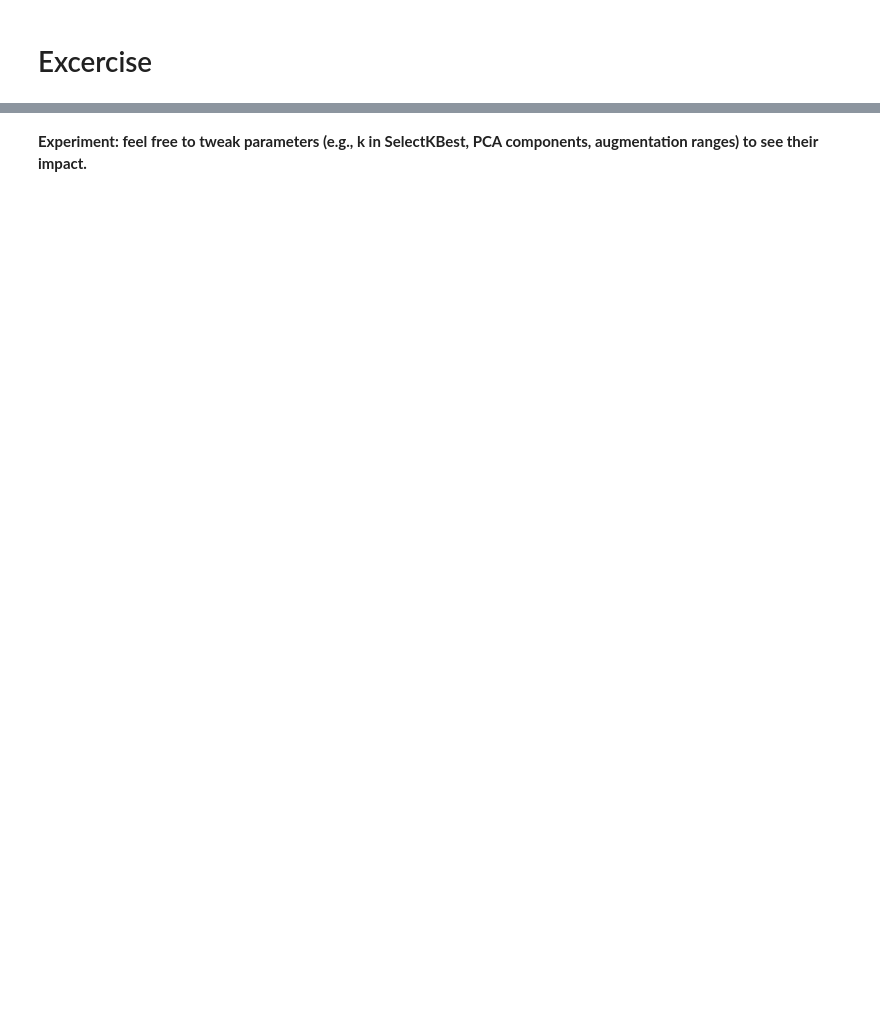
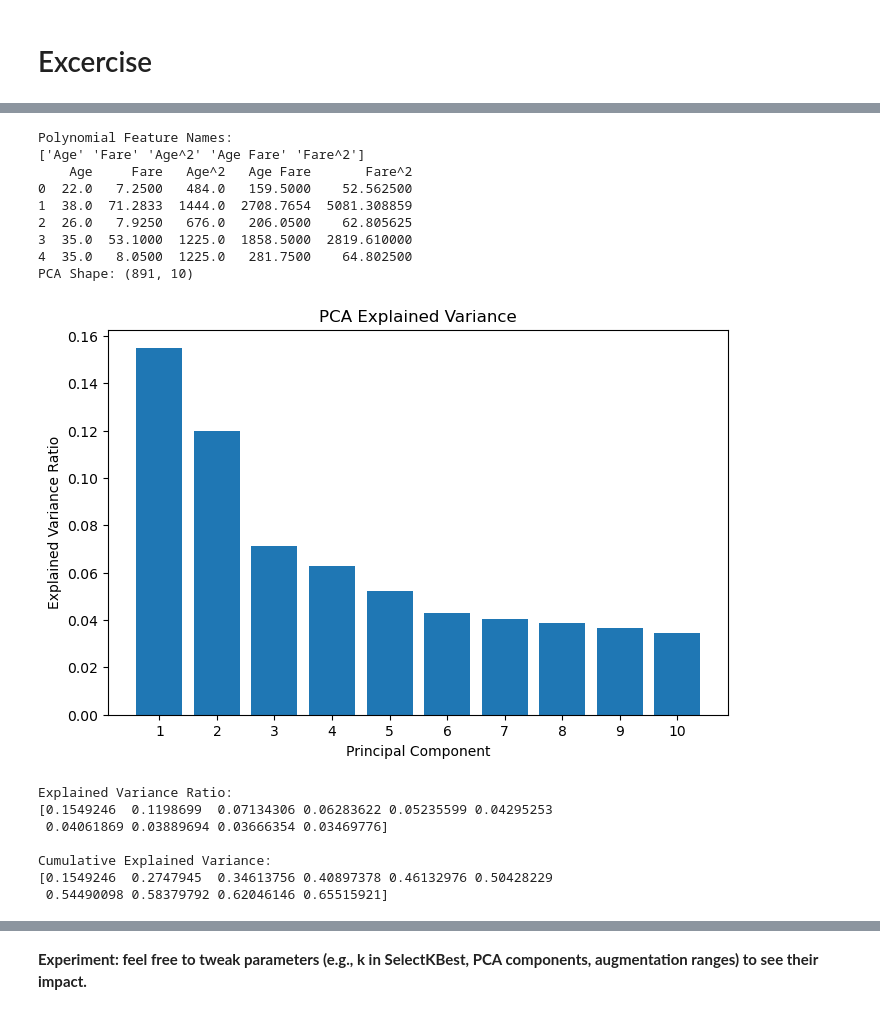
Before and after one commit to SoojalKumar-AI/AI_Bootcamp, a Jupyter notebook: week-03/day-2/Week 3 - Day 2.ipynb, the cells around one changed output, grey strips where cells are left out. Saved outputs shown, nothing was run; the diff lists cells and outputs as text; code cells hidden in the pictures; blank space fills up the shorter version.

```diff
--- a/week-03/day-2/Week 3 - Day 2.ipynb
+++ b/week-03/day-2/Week 3 - Day 2.ipynb
@@ -666,4 +699,11 @@ df = None  # TODO
 # %%
+# 2. Missing Value Imputation
+
 # TODO: Fill missing 'Age' with its median
+df['Age'] = df['Age'].fillna(df['Age'].median())
 # TODO: Fill missing 'Embarked' with its mode
+df['Embarked'] = df['Embarked'].fillna(df['Embarked'].mode()[0])
 # TODO: Replace missing 'Cabin' entries with 'Unknown'
+df['Cabin'] = df['Cabin'].fillna('Unknown')
+# Verify that missing values have been handled
+print(df[['Age', 'Embarked', 'Cabin']].isnull().sum())
@@ -719,17 +784,28 @@ rare_titles = [...]
 # 4.1 One‑hot encode selected categorical columns using pd.get_dummies :contentReference[oaicite:11]{index=11}
 categorical = ['Pclass','Sex','Embarked','Title','AgeBin','FareBin','Deck']
 # TODO: df_encoded = pd.get_dummies(df[categorical], drop_first=True)
+df_encoded = pd.get_dummies(df[categorical], drop_first=True)
 
 # 4.2 Combine with numerical features
 numerical = ['Age','SibSp','Parch','Fare','FamilySize','IsAlone','FarePerPerson']
 # TODO: X = pd.concat([...], axis=1)
+X = pd.concat([df[numerical], df_encoded], axis=1)
 # TODO: y = df['Survived']
+y = df['Survived']
+print("Feature Matrix Shape:", X.shape)
+print("Target Shape:", y.shape)
 
 # 4.3 Feature scaling: fit three different scalers and transform X
 from sklearn.preprocessing import StandardScaler, MinMaxScaler, RobustScaler
 # TODO: scaler_std = StandardScaler()       # :contentReference[oaicite:12]{index=12}
+scaler_std = StandardScaler()
 # TODO: scaler_mm  = MinMaxScaler()
+scaler_mm = MinMaxScaler()
 # TODO: scaler_rbv = RobustScaler()
+scaler_rb = RobustScaler()
 # TODO: X_std = scaler_std.fit_transform(X)
+X_std = scaler_std.fit_transform(X)
 # TODO: X_mm  = scaler_mm.fit_transform(X)
+X_mm = scaler_mm.fit_transform(X)
 # TODO: X_rb  = scaler_rbv.fit_transform(X)
+X_rb = scaler_rb.fit_transform(X)
@@ -751,15 +877,64 @@ selector = None  # TODO
 # %%
 # 6. Advanced Feature Engineering
 
 # 6.1 Polynomial Features using sklearn.preprocessing.PolynomialFeatures :contentReference[oaicite:14]{index=14}
 from sklearn.preprocessing import PolynomialFeatures
 # TODO: poly = PolynomialFeatures(degree=2, include_bias=False)
+poly = PolynomialFeatures(degree=2, include_bias=False)
 # TODO: poly_data = poly.fit_transform(df[['Age','Fare']].fillna(0))
+poly_data = poly.fit_transform(df[['Age', 'Fare']].fillna(0))
 # TODO: print(poly.get_feature_names_out(['Age','Fare']))
+print("Polynomial Feature Names:")
+print(poly.get_feature_names_out(['Age', 'Fare']))
+poly_df = pd.DataFrame(
+    poly_data,
+    columns=poly.get_feature_names_out(['Age', 'Fare'])
+)
+print(poly_df.head())
 
 # 6.2 PCA for dimensionality reduction :contentReference[oaicite:15]{index=15}
 from sklearn.decomposition import PCA
 # TODO: pca = PCA(n_components=10)
+pca = PCA(n_components=10)
 # TODO: X_pca = pca.fit_transform(X_std)
+X_pca = pca.fit_transform(X_std)
+print("PCA Shape:", X_pca.shape)
 # TODO: Plot explained variance ratio bar chart
+explained_variance = pca.explained_variance_ratio_
+plt.figure(figsize=(8,5))
+plt.bar(
+    range(1, len(explained_variance)+1),
+    explained_variance
+)
+plt.xlabel("Principal Component")
+plt.ylabel("Explained Variance Ratio")
+plt.title("PCA Explained Variance")
+plt.xticks(range(1, len(explained_variance)+1))
+plt.show()
+
 # TODO: Print cumulative variance (np.cumsum)
+cumulative_variance = np.cumsum(explained_variance)
+
+print("\nExplained Variance Ratio:")
+print(explained_variance)
+
+print("\nCumulative Explained Variance:")
+print(cumulative_variance)
+# %% [output]
+Polynomial Feature Names:
+['Age' 'Fare' 'Age^2' 'Age Fare' 'Fare^2']
+    Age     Fare   Age^2   Age Fare       Fare^2
+0  22.0   7.2500   484.0   159.5000    52.562500
+1  38.0  71.2833  1444.0  2708.7654  5081.308859
+2  26.0   7.9250   676.0   206.0500    62.805625
+3  35.0  53.1000  1225.0  1858.5000  2819.610000
+4  35.0   8.0500  1225.0   281.7500    64.802500
+PCA Shape: (891, 10)
+[figure, added]
+Explained Variance Ratio:
+[0.1549246  0.1198699  0.07134306 0.06283622 0.05235599 0.04295253
+ 0.04061869 0.03889694 0.03666354 0.03469776]
+
+Cumulative Explained Variance:
+[0.1549246  0.2747945  0.34613756 0.40897378 0.46132976 0.50428229
+ 0.54490098 0.58379792 0.62046146 0.65515921]
```
Also changed, not shown: parts of 22 cells of this notebook, 2 other files.
